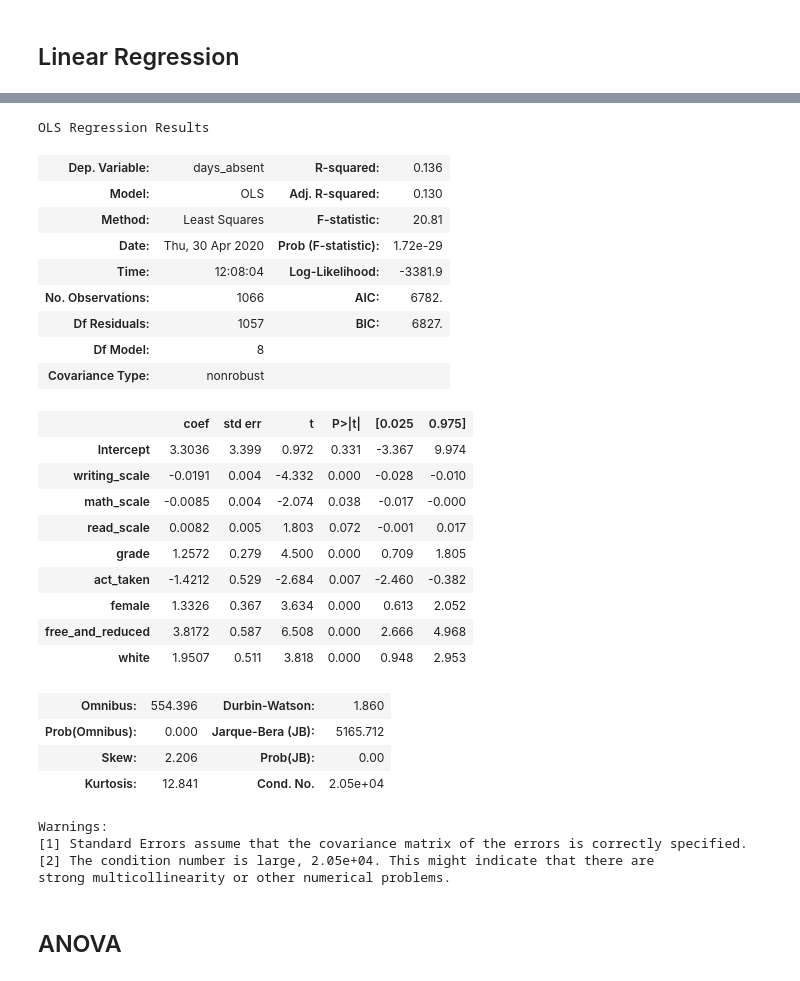
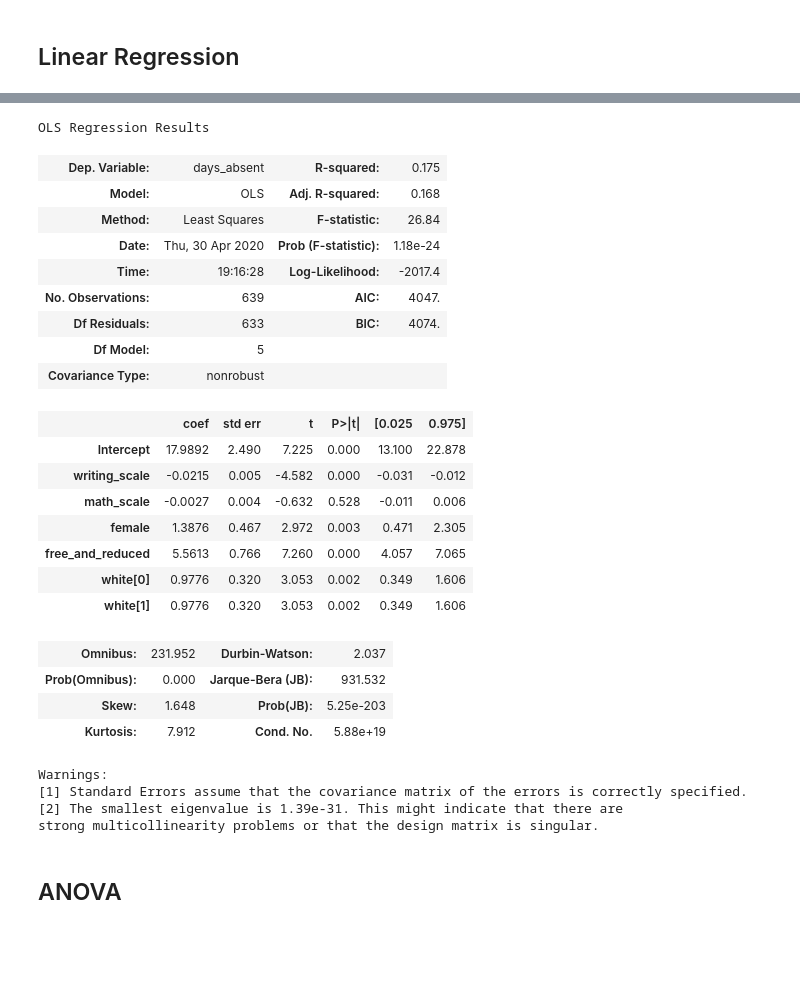
Before and after one commit to delabj/Python-For-Stats, a Jupyter notebook: Final Project/Project.ipynb, the cells around one changed output, grey strips where cells are left out. Cells and saved outputs as stored; diff of their text form; code cells hidden in the pictures; blank space fills up the shorter version.

```diff
--- a/Final Project/Project.ipynb
+++ b/Final Project/Project.ipynb
@@ -176,8 +176,10 @@ It's pretty clear that the ISASP scores are very correlated with themselves, wit
 # %%
 #convert the dataframe in to array
-y =np.array(data['chronicly_absent'])
-X =np.array(data[[ 'writing_scale', 'math_scale','grade','act_taken','female','free_and_reduced','white', 'special_ed', 'white']])
+y =(data['days_absent'])
+X =(data[[ 'writing_scale', 'math_scale','grade','act_taken','female','free_and_reduced','white', 'special_ed', 'white']])
 
 X_train, X_test, y_train, y_test = train_test_split(X, y, test_size=0.40, random_state=0)
+
+train_data = pd.concat([pd.DataFrame(y_train), pd.DataFrame(X_train)],axis=1, ignore_index=False)
 # %% [markdown]
 ## Linear Regression
@@ -184,39 +202,38 @@ X_train, X_test, y_train, y_test = train_test_split(X, y, test_size=0.40, random
 # %%
+train_data = pd.concat([pd.DataFrame(y_train), pd.DataFrame(X_train)],axis=1, ignore_index=False)
 
 import statsmodels.formula.api as smf # for predictive model 1 - continuous dependent varible
 import statsmodels.api as sm
 
-results = smf.ols('days_absent	 ~ writing_scale + math_scale+read_scale +grade+act_taken+female+free_and_reduced+white', data).fit()
+results = smf.ols('days_absent ~ writing_scale + math_scale+female+free_and_reduced+white', train_data).fit()
 results.summary()
 # %% [output]
 OLS Regression Results
-| Dep. Variable: | days_absent | R-squared: | 0.136 |
-| Model: | OLS | Adj. R-squared: | 0.130 |
-| Method: | Least Squares | F-statistic: | 20.81 |
-| Date: | Thu, 30 Apr 2020 | Prob (F-statistic): | 1.72e-29 |
-| Time: | 12:08:04 | Log-Likelihood: | -3381.9 |
-| No. Observations: | 1066 | AIC: | 6782. |
-| Df Residuals: | 1057 | BIC: | 6827. |
-| Df Model: | 8 |  |  |
+| Dep. Variable: | days_absent | R-squared: | 0.175 |
+| Model: | OLS | Adj. R-squared: | 0.168 |
+| Method: | Least Squares | F-statistic: | 26.84 |
+| Date: | Thu, 30 Apr 2020 | Prob (F-statistic): | 1.18e-24 |
+| Time: | 19:16:28 | Log-Likelihood: | -2017.4 |
+| No. Observations: | 639 | AIC: | 4047. |
+| Df Residuals: | 633 | BIC: | 4074. |
+| Df Model: | 5 |  |  |
 | Covariance Type: | nonrobust |  |  |
 |  | coef | std err | t | P>|t| | [0.025 | 0.975] |
-| Intercept | 3.3036 | 3.399 | 0.972 | 0.331 | -3.367 | 9.974 |
-| writing_scale | -0.0191 | 0.004 | -4.332 | 0.000 | -0.028 | -0.010 |
-| math_scale | -0.0085 | 0.004 | -2.074 | 0.038 | -0.017 | -0.000 |
-| read_scale | 0.0082 | 0.005 | 1.803 | 0.072 | -0.001 | 0.017 |
-| grade | 1.2572 | 0.279 | 4.500 | 0.000 | 0.709 | 1.805 |
-| act_taken | -1.4212 | 0.529 | -2.684 | 0.007 | -2.460 | -0.382 |
-| female | 1.3326 | 0.367 | 3.634 | 0.000 | 0.613 | 2.052 |
-| free_and_reduced | 3.8172 | 0.587 | 6.508 | 0.000 | 2.666 | 4.968 |
-| white | 1.9507 | 0.511 | 3.818 | 0.000 | 0.948 | 2.953 |
+| Intercept | 17.9892 | 2.490 | 7.225 | 0.000 | 13.100 | 22.878 |
+| writing_scale | -0.0215 | 0.005 | -4.582 | 0.000 | -0.031 | -0.012 |
+| math_scale | -0.0027 | 0.004 | -0.632 | 0.528 | -0.011 | 0.006 |
+| female | 1.3876 | 0.467 | 2.972 | 0.003 | 0.471 | 2.305 |
+| free_and_reduced | 5.5613 | 0.766 | 7.260 | 0.000 | 4.057 | 7.065 |
+| white[0] | 0.9776 | 0.320 | 3.053 | 0.002 | 0.349 | 1.606 |
+| white[1] | 0.9776 | 0.320 | 3.053 | 0.002 | 0.349 | 1.606 |
-| Omnibus: | 554.396 | Durbin-Watson: | 1.860 |
-| Prob(Omnibus): | 0.000 | Jarque-Bera (JB): | 5165.712 |
-| Skew: | 2.206 | Prob(JB): | 0.00 |
-| Kurtosis: | 12.841 | Cond. No. | 2.05e+04 |
+| Omnibus: | 231.952 | Durbin-Watson: | 2.037 |
+| Prob(Omnibus): | 0.000 | Jarque-Bera (JB): | 931.532 |
+| Skew: | 1.648 | Prob(JB): | 5.25e-203 |
+| Kurtosis: | 7.912 | Cond. No. | 5.88e+19 |
 Warnings:
 [1] Standard Errors assume that the covariance matrix of the errors is correctly specified.
-[2] The condition number is large, 2.05e+04. This might indicate that there are
-strong multicollinearity or other numerical problems.
+[2] The smallest eigenvalue is 1.39e-31. This might indicate that there are
+strong multicollinearity problems or that the design matrix is singular.
 # %% [markdown]
 ## ANOVA
 # %%
```
Also changed, not shown: parts of 26 cells of this notebook, 1 other file.
